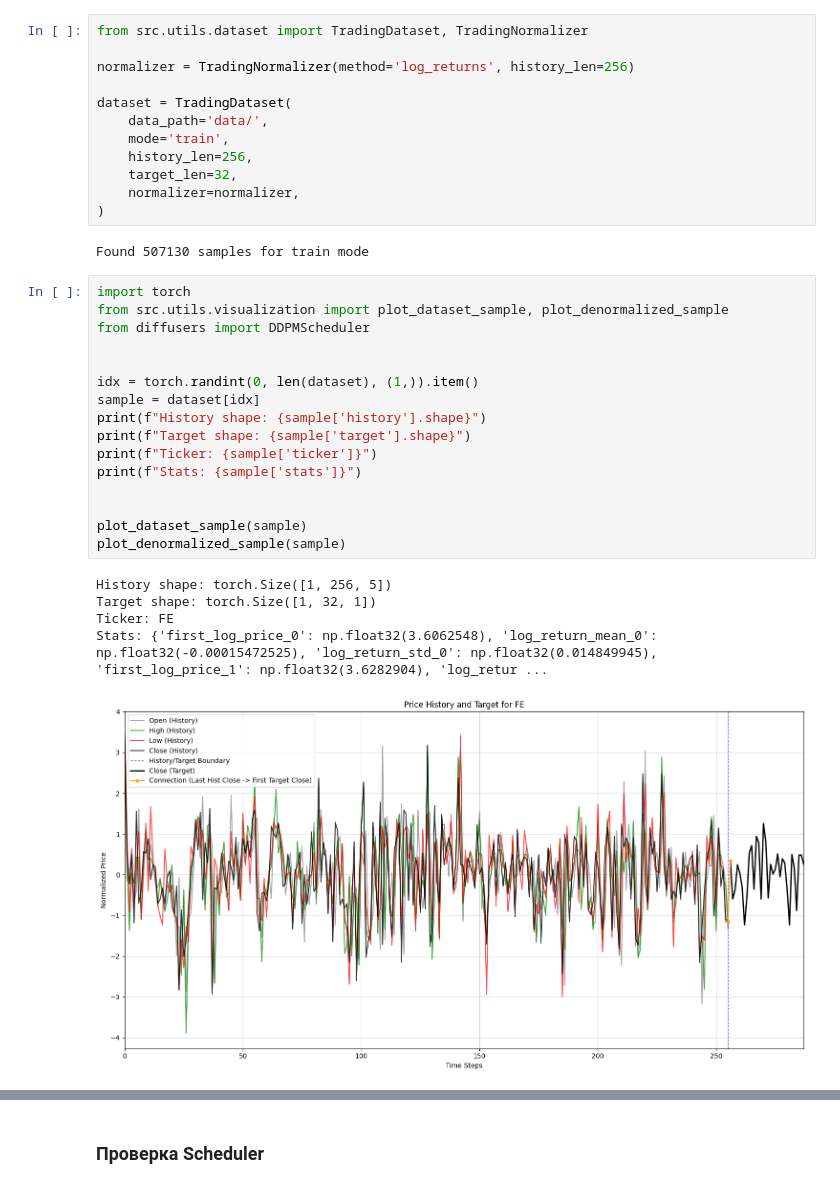
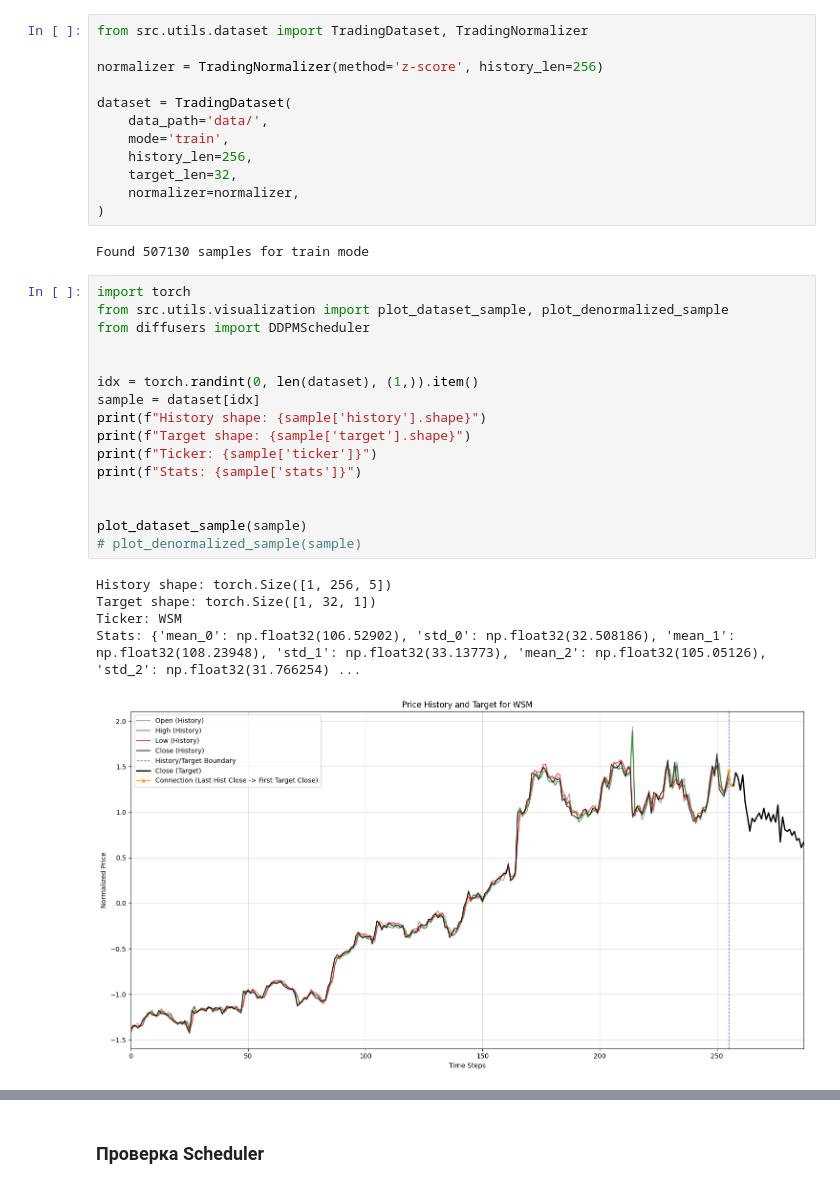
Before and after one commit to GrafikXxxxxxxYyyyyyyyyyy/TradingDiffusion, a Jupyter notebook: Workbench.ipynb, the cells around one changed output, grey strips where cells are left out. Cells and saved outputs as stored; diff of their text form.

Commit message:
add z-score normalization

```diff
--- a/Workbench.ipynb
+++ b/Workbench.ipynb
@@ -14,7 +14,7 @@
 # %%
 from src.utils.dataset import TradingDataset, TradingNormalizer
 
-normalizer = TradingNormalizer(method='log_returns', history_len=256)
+normalizer = TradingNormalizer(method='z-score', history_len=256)
 
 dataset = TradingDataset(
     data_path='data/',
@@ -28,22 +28,22 @@ Found 507130 samples for train mode
 # %%
 import torch
 from src.utils.visualization import plot_dataset_sample, plot_denormalized_sample
 from diffusers import DDPMScheduler
 
 
 idx = torch.randint(0, len(dataset), (1,)).item()
 sample = dataset[idx]
 print(f"History shape: {sample['history'].shape}")
 print(f"Target shape: {sample['target'].shape}")
 print(f"Ticker: {sample['ticker']}")
 print(f"Stats: {sample['stats']}")
 
 
 plot_dataset_sample(sample)
-plot_denormalized_sample(sample)
+# plot_denormalized_sample(sample)
 # %% [output]
 History shape: torch.Size([1, 256, 5])
 Target shape: torch.Size([1, 32, 1])
-Ticker: FE
-Stats: {'first_log_price_0': np.float32(3.6062548), 'log_return_mean_0': np.float32(-0.00015472525), 'log_return_std_0': np.float32(0.014849945), 'first_log_price_1': np.float32(3.6282904), 'log_retur ...
+Ticker: WSM
+Stats: {'mean_0': np.float32(106.52902), 'std_0': np.float32(32.508186), 'mean_1': np.float32(108.23948), 'std_1': np.float32(33.13773), 'mean_2': np.float32(105.05126), 'std_2': np.float32(31.766254) ...
-[figure, old version]
+[figure, new version]
```
Also changed, not shown: parts of 2 cells of this notebook, 4 other files.
